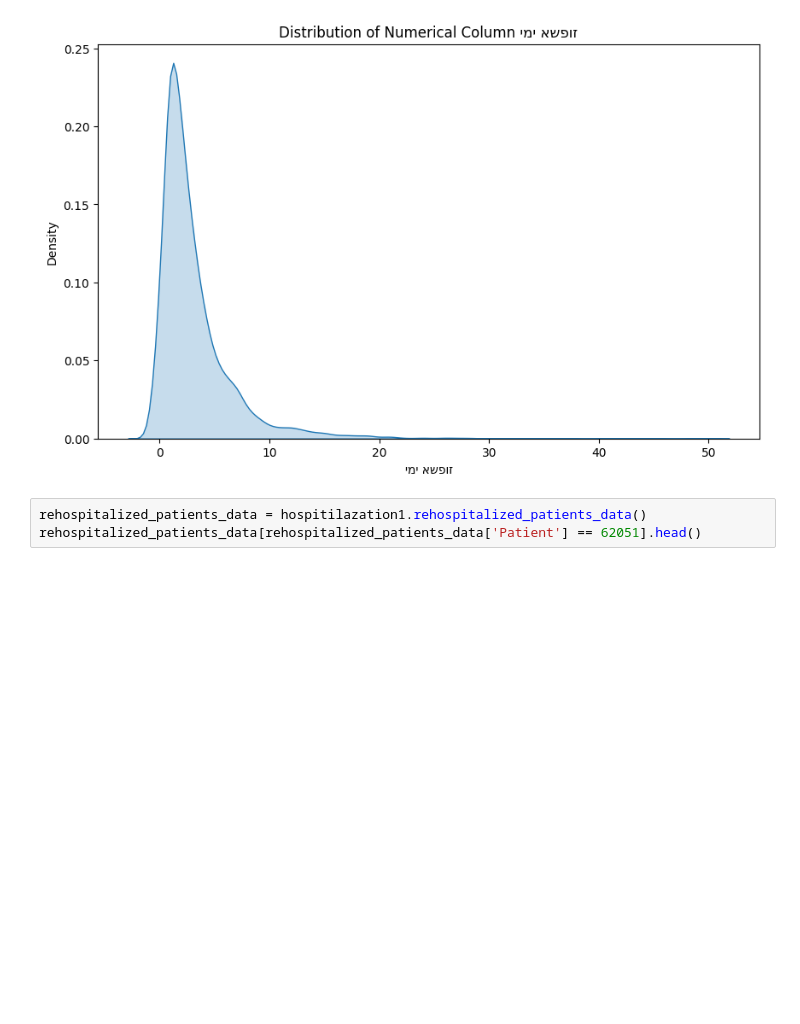
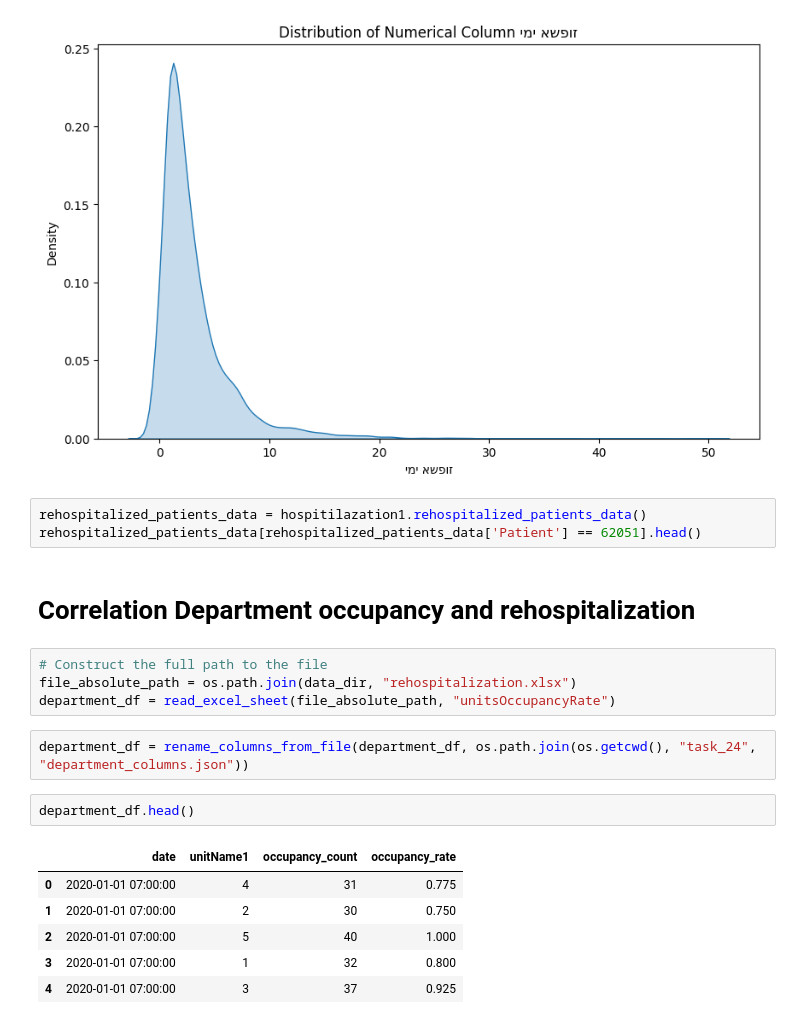
Before and after one commit to RyanWri/data-science2-lab-final-project, a Jupyter notebook: src/team_1/team_1_results.ipynb, the cells around one changed output. Drawn from its saved outputs; the diff is of its cells as text; blank space fills up the shorter version.

```diff
--- a/src/team_1/team_1_results.ipynb
+++ b/src/team_1/team_1_results.ipynb
@@ -163,3 +164,20 @@ This will become an error in seaborn v0.14.0; please update your code.
 # %%
 rehospitalized_patients_data = hospitilazation1.rehospitalized_patients_data()
 rehospitalized_patients_data[rehospitalized_patients_data['Patient'] == 62051].head()
+# %% [markdown]
+# Correlation Department occupancy and rehospitalization
+# %%
+# Construct the full path to the file
+file_absolute_path = os.path.join(data_dir, "rehospitalization.xlsx")
+department_df = read_excel_sheet(file_absolute_path, "unitsOccupancyRate")
+# %%
+department_df = rename_columns_from_file(department_df, os.path.join(os.getcwd(), "task_24", "department_columns.json"))
+# %%
+department_df.head()
+# %% [output]
+|  | date | unitName1 | occupancy_count | occupancy_rate |
+| 0 | 2020-01-01 07:00:00 | 4 | 31 | 0.775 |
+| 1 | 2020-01-01 07:00:00 | 2 | 30 | 0.750 |
+| 2 | 2020-01-01 07:00:00 | 5 | 40 | 1.000 |
+| 3 | 2020-01-01 07:00:00 | 1 | 32 | 0.800 |
+| 4 | 2020-01-01 07:00:00 | 3 | 37 | 0.925 |
```
Also changed, not shown: parts of 11 cells of this notebook, 3 other files.
